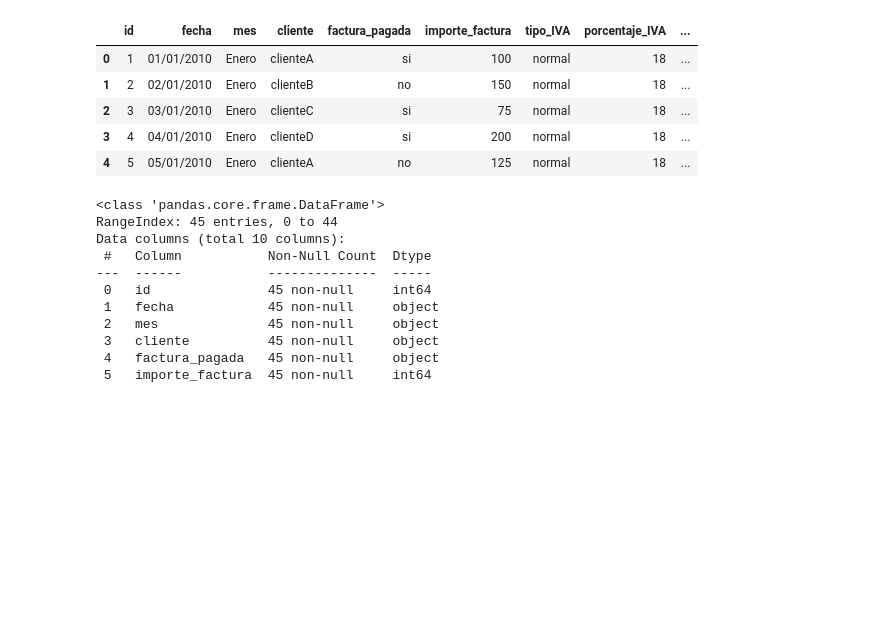
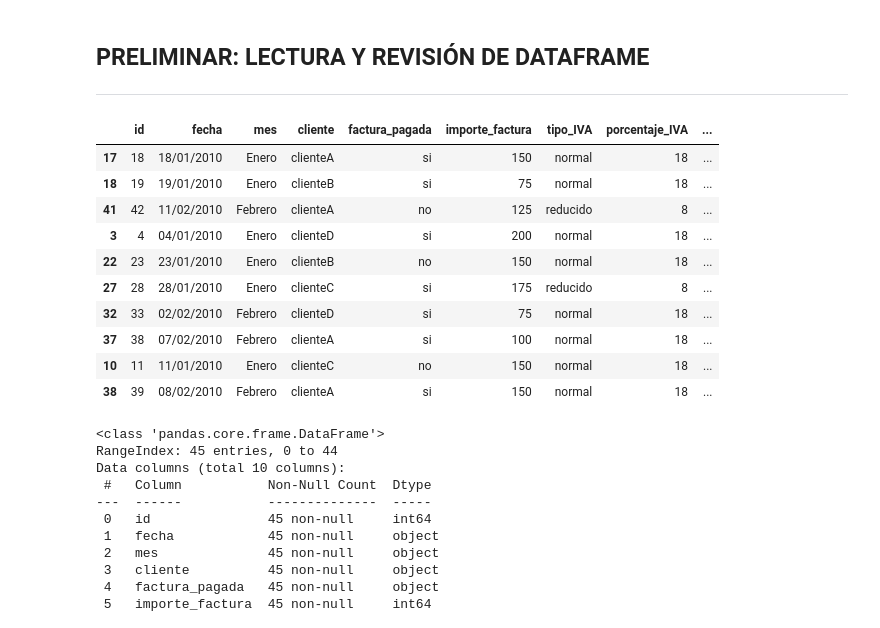
Before and after one commit to PauForestal/master_bdds, a Jupyter notebook: M2_AI2_VallejoPaula.ipynb, the cells around one changed output. Cells and saved outputs as stored; diff of their text form; code cells hidden in the pictures; blank space fills up the shorter version.

```diff
--- a/M2_AI2_VallejoPaula.ipynb
+++ b/M2_AI2_VallejoPaula.ipynb
@@ -8,18 +8,27 @@ import matplotlib.pyplot as plt
 import seaborn as sns
 
 %matplotlib inline
+# %% [markdown]
+## **PRELIMINAR: LECTURA Y REVISIÓN DE DATAFRAME**
+
+---
 # %%
 df = pd.read_csv('https://raw.githubusercontent.com/PauForestal/master_bdds/main/Modulo2/datos_facturas.csv', sep=";", decimal = ',')
 # %%
 #df.sort_values('total_pagado', ascending=True)
-df.head()
+df.sample(10)
 # %% [output]
 |  | id | fecha | mes | cliente | factura_pagada | importe_factura | tipo_IVA | porcentaje_IVA | ... |
-| 0 | 1 | 01/01/2010 | Enero | clienteA | si | 100 | normal | 18 | ... |
-| 1 | 2 | 02/01/2010 | Enero | clienteB | no | 150 | normal | 18 | ... |
-| 2 | 3 | 03/01/2010 | Enero | clienteC | si | 75 | normal | 18 | ... |
+| 17 | 18 | 18/01/2010 | Enero | clienteA | si | 150 | normal | 18 | ... |
+| 18 | 19 | 19/01/2010 | Enero | clienteB | si | 75 | normal | 18 | ... |
+| 41 | 42 | 11/02/2010 | Febrero | clienteA | no | 125 | reducido | 8 | ... |
 | 3 | 4 | 04/01/2010 | Enero | clienteD | si | 200 | normal | 18 | ... |
-| 4 | 5 | 05/01/2010 | Enero | clienteA | no | 125 | normal | 18 | ... |
+| 22 | 23 | 23/01/2010 | Enero | clienteB | no | 150 | normal | 18 | ... |
+| 27 | 28 | 28/01/2010 | Enero | clienteC | si | 175 | reducido | 8 | ... |
+| 32 | 33 | 02/02/2010 | Febrero | clienteD | si | 75 | normal | 18 | ... |
+| 37 | 38 | 07/02/2010 | Febrero | clienteA | si | 100 | normal | 18 | ... |
+| 10 | 11 | 11/01/2010 | Enero | clienteC | no | 150 | normal | 18 | ... |
+| 38 | 39 | 08/02/2010 | Febrero | clienteA | si | 150 | normal | 18 | ... |
 # %%
 df.info()
 # %% [output]
```
Also changed, not shown: parts of 33 cells of this notebook.
